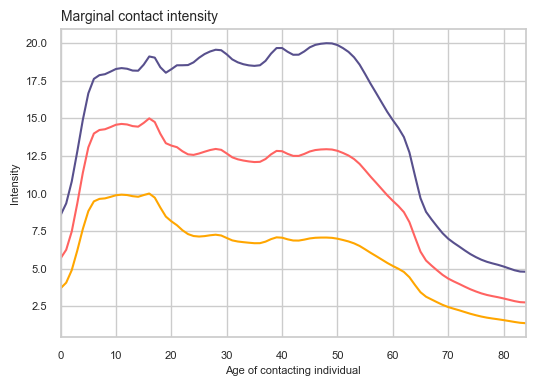
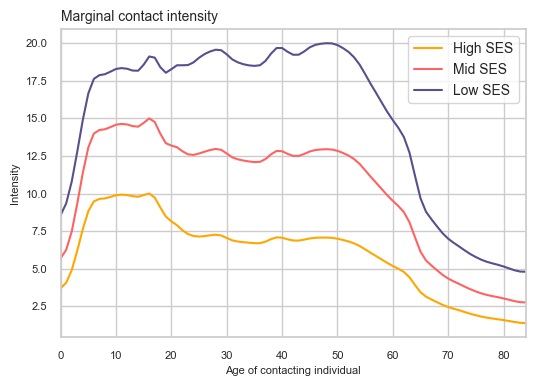
Code edit (unified diff) that turned the first committed figure into the second:
--- before
+++ after
@@ -12,3 +12,4 @@
 ax.set_title('Marginal contact intensity', loc='left', fontsize=10)
 
+ax.legend(loc='upper right', fontsize=10)
 plt.show()

Commit: [update] Add MAPE to the list of computed metrics